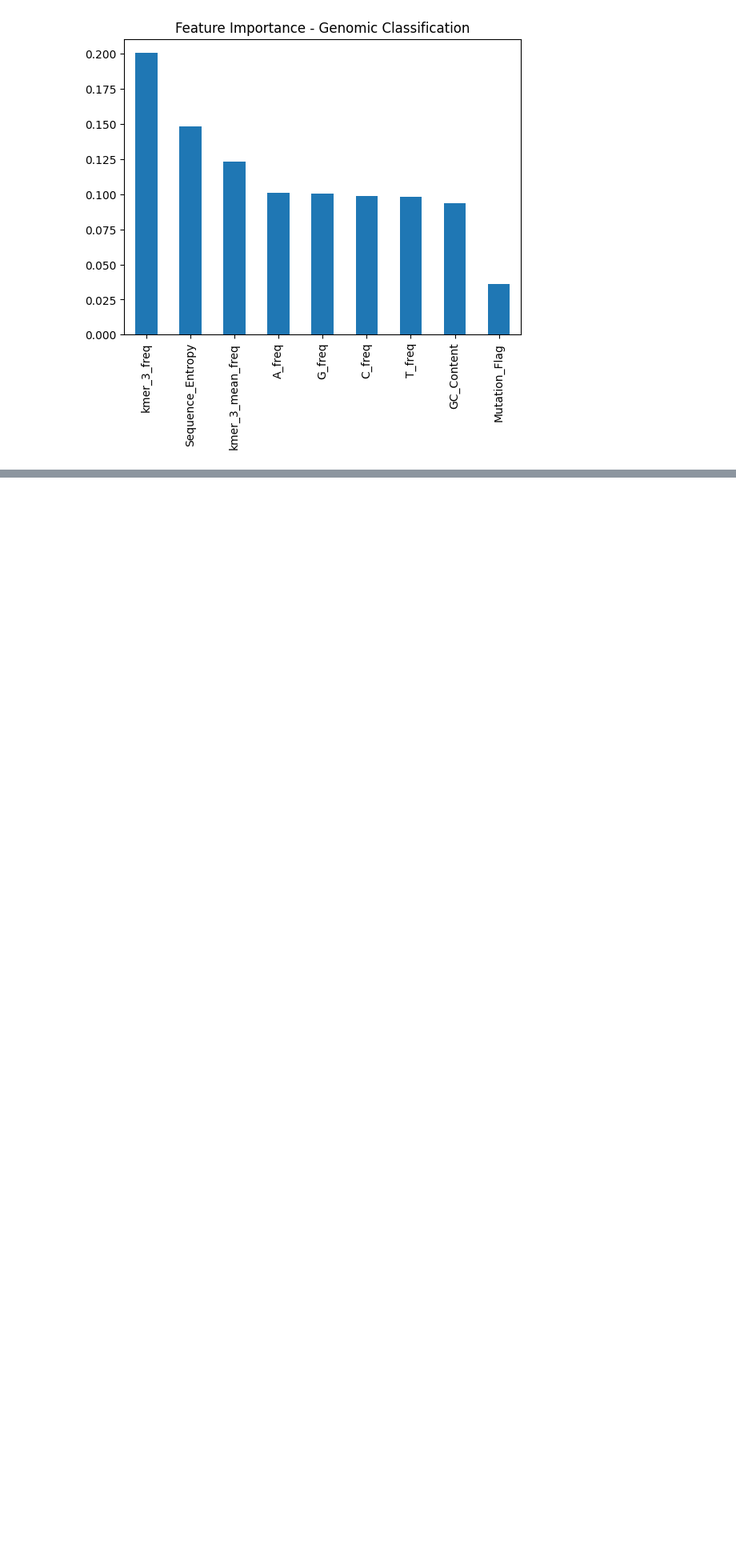
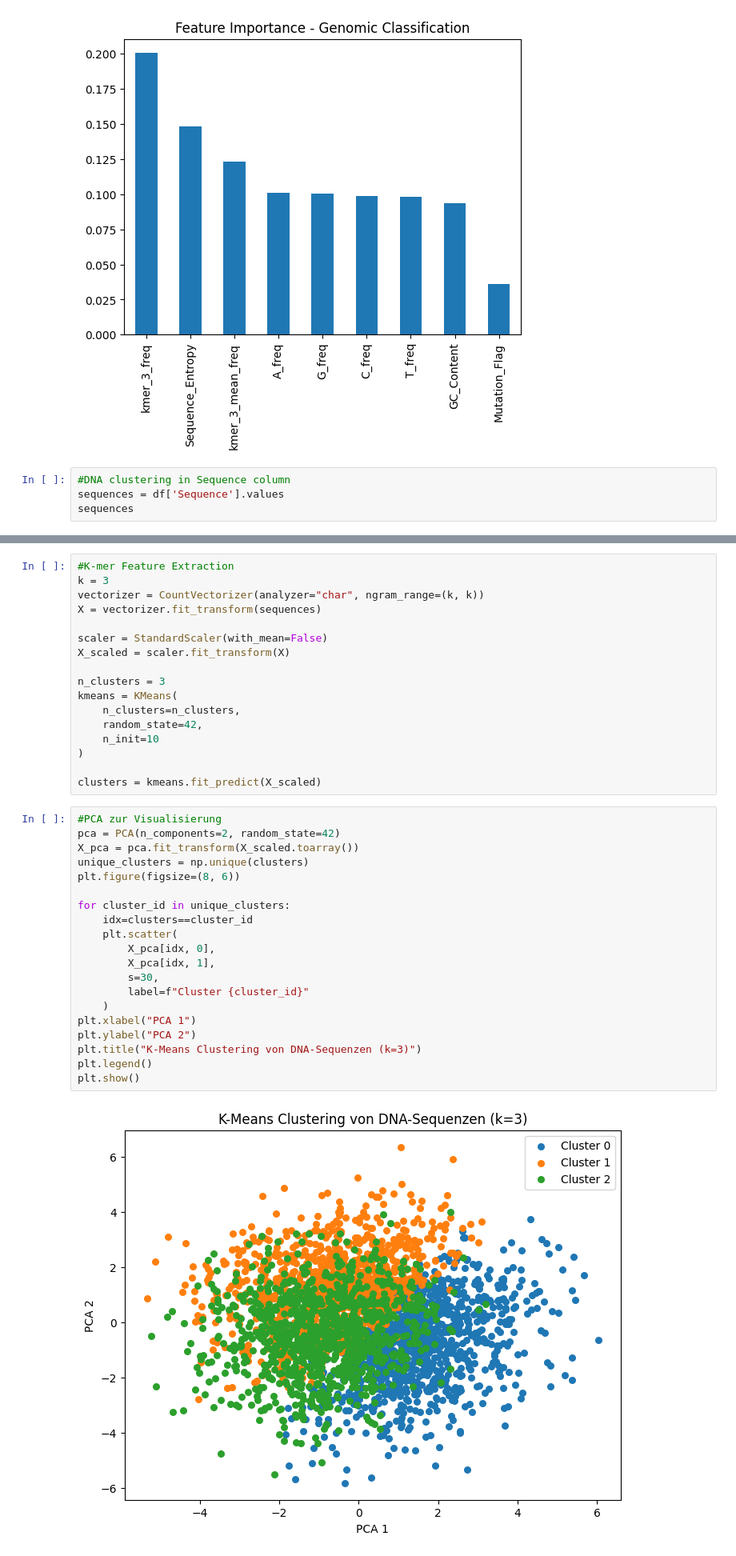
Before and after one commit to YamenNahhas/my-data-project, a Jupyter notebook: notebooks/DNA classification/DNA_data.ipynb, the cells around one changed output, grey strips where cells are left out. Shown at 80% size. Drawn from its saved outputs; the diff is of its cells as text; blank space fills up the shorter version.

Commit message:
clustering of DNA and visualization by PCA

```diff
--- a/notebooks/DNA classification/DNA_data.ipynb
+++ b/notebooks/DNA classification/DNA_data.ipynb
@@ -467,3 +469,7 @@ plt.title("Feature Importance - Genomic Classification")
 plt.show()
 # %% [output]
 [figure]
+# %%
+#DNA clustering in Sequence column
+sequences = df['Sequence'].values
+sequences
@@ -469,0 +498,39 @@ plt.show()
+# %%
+#K-mer Feature Extraction
+k = 3
+vectorizer = CountVectorizer(analyzer="char", ngram_range=(k, k))
+X = vectorizer.fit_transform(sequences)
+
+scaler = StandardScaler(with_mean=False)
+X_scaled = scaler.fit_transform(X)
+
+n_clusters = 3
+kmeans = KMeans(
+    n_clusters=n_clusters,
+    random_state=42,
+    n_init=10
+)
+
+clusters = kmeans.fit_predict(X_scaled)
+# %%
+#PCA zur Visualisierung
+pca = PCA(n_components=2, random_state=42)
+X_pca = pca.fit_transform(X_scaled.toarray())
+unique_clusters = np.unique(clusters)
+plt.figure(figsize=(8, 6))
+
+for cluster_id in unique_clusters:
+    idx=clusters==cluster_id
+    plt.scatter(
+        X_pca[idx, 0],
+        X_pca[idx, 1],
+        s=30,
+        label=f"Cluster {cluster_id}"
+    )
+plt.xlabel("PCA 1")
+plt.ylabel("PCA 2")
+plt.title("K-Means Clustering von DNA-Sequenzen (k=3)")
+plt.legend()
+plt.show()
+# %% [output]
+[figure, added]
```
Also changed, not shown: parts of 3 cells of this notebook.
